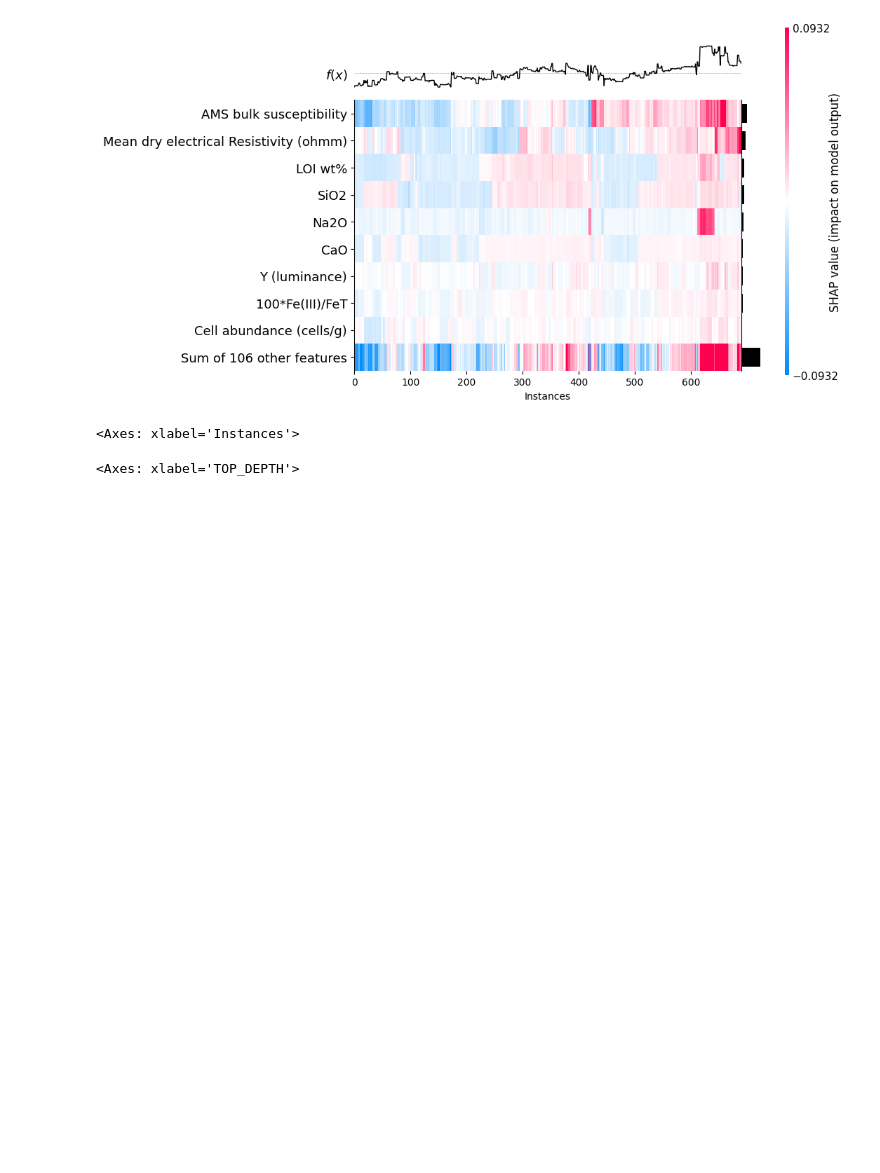
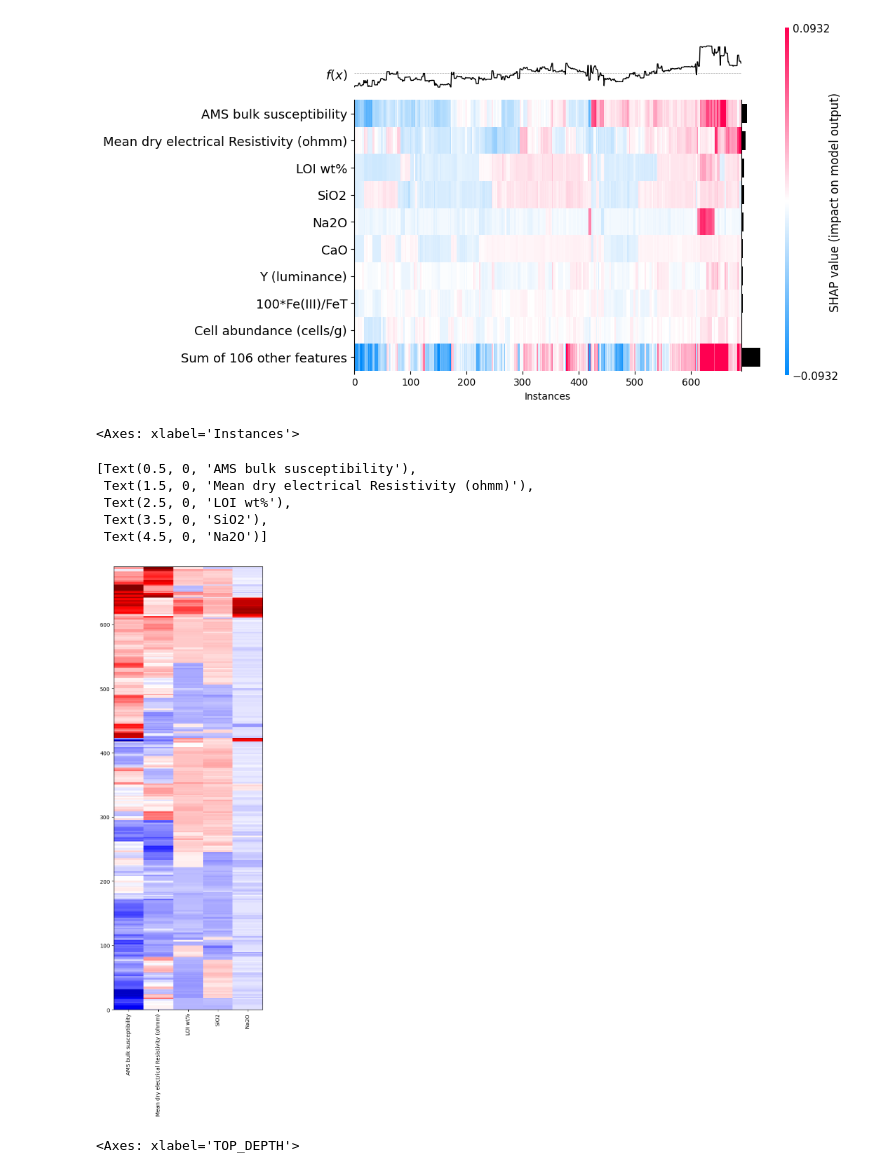
Before and after one commit to SerpRateAI/AI-pipeline-boreholes, a Jupyter notebook: paper-figures.ipynb, the cells around one changed output. Drawn from its saved outputs; the diff is of its cells as text; code cells hidden in the pictures; blank space fills up the shorter version.

```diff
--- a/paper-figures.ipynb
+++ b/paper-figures.ipynb
@@ -988,3 +1125,16 @@ shap.plots.heatmap(shap_values)
+# %%
+fig, ax = plt.subplots(figsize=(5, 15))
+hm, featnames = heatmap(shap_values)
+ax.pcolormesh(hm[:,0:5], cmap='seismic', vmin=-0.09, vmax=0.09)
+ax.set_xticks(np.arange(0, 5, 1)+0.5)
+ax.set_xticklabels(featnames[0:5], rotation=90)
+# %% [output]
+[Text(0.5, 0, 'AMS bulk susceptibility'),
+ Text(1.5, 0, 'Mean dry electrical Resistivity (ohmm)'),
+ Text(2.5, 0, 'LOI wt%'),
+ Text(3.5, 0, 'SiO2'),
+ Text(4.5, 0, 'Na2O')]
+[figure, added]
 # %%
 shap_df.plot(legend=False, figsize=(15,5))
 # %% [output]
```
Also changed, not shown: parts of 5 cells of this notebook.
